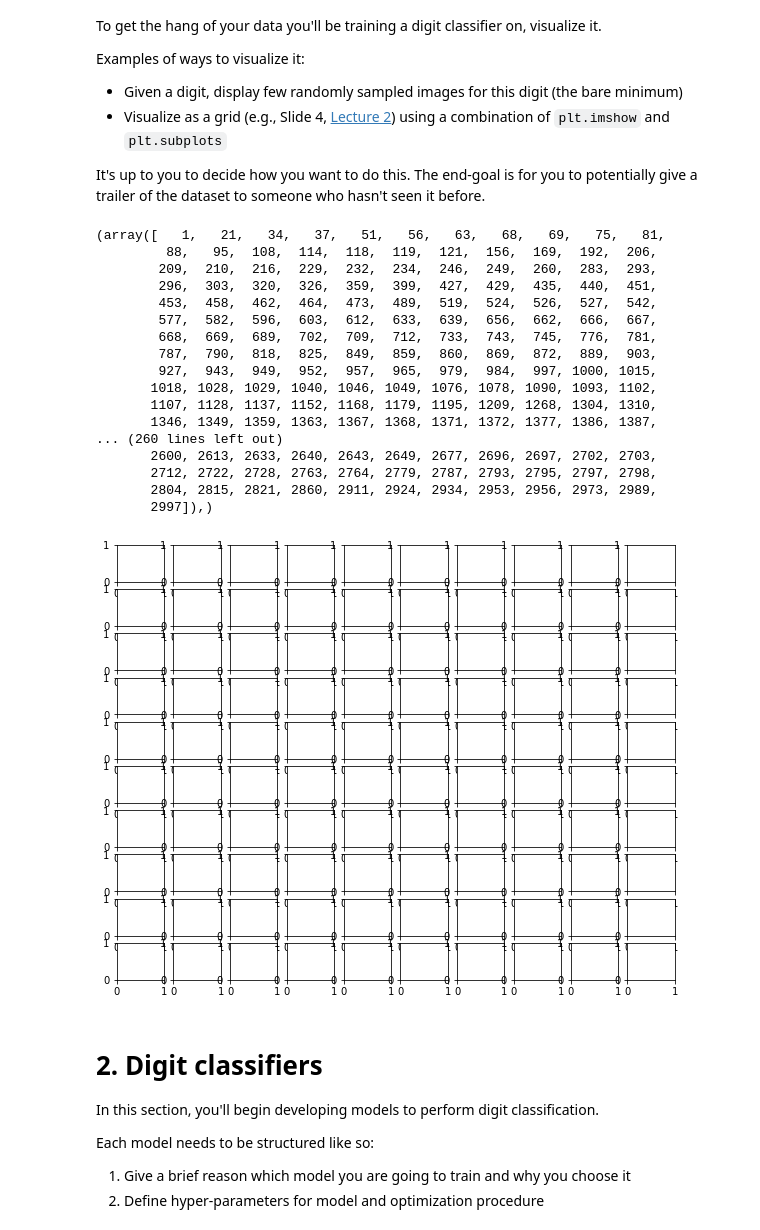
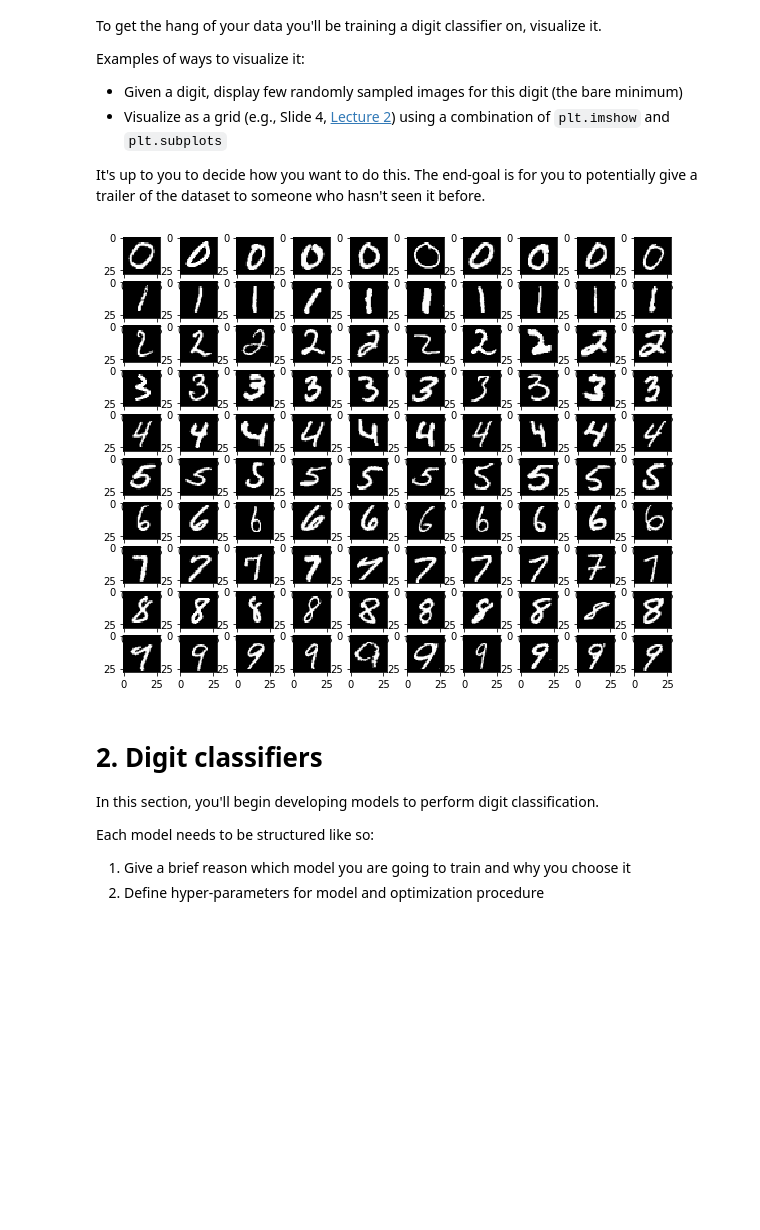
Before and after one commit to Mak-Ta-Reque/MLCYSEC, a Jupyter notebook: Project/Project_1.ipynb, the cells around one changed output. Saved outputs shown, nothing was run; the diff lists cells and outputs as text; code cells hidden in the pictures; blank space fills up the shorter version.

```diff
--- a/Project/Project_1.ipynb
+++ b/Project/Project_1.ipynb
@@ -258,43 +267,22 @@ It's up to you to decide how you want to do this. The end-goal is for you to pot
 # %%
 # Visualize 10 examples of 10 classes. You can extend the following code:
 rows, cols = 10, 10
 fig,ax = plt.subplots(nrows = rows, ncols = cols)
 for i in range(10):
-    img_index =numpy.where(y_trainval == i)
-    rand_ten_images =
-    print(img_index)
-
-
-
-#
-#
-# ------- Your Code -------
-#
-#
+    img_index =list(numpy.where(y_trainval == i))
+    rand_ten_images = random.choices(img_index[0], k=10)
+    j = 0
+    for idx in rand_ten_images:
+        img = np.reshape(x_trainval[idx], (28, 28))
+        ax[i, j].imshow(img)
+        j += 1
 
 plt.savefig('fig1.pdf')   # Save the figures
 plt.show()   # These should be some visualization of data at the end of this section
 
 # You can see an output example in the follow:
 # %% [output]
-(array([   1,   21,   34,   37,   51,   56,   63,   68,   69,   75,   81,
-         88,   95,  108,  114,  118,  119,  121,  156,  169,  192,  206,
-        209,  210,  216,  229,  232,  234,  246,  249,  260,  283,  293,
-        296,  303,  320,  326,  359,  399,  427,  429,  435,  440,  451,
-        453,  458,  462,  464,  473,  489,  519,  524,  526,  527,  542,
-        577,  582,  596,  603,  612,  633,  639,  656,  662,  666,  667,
-        668,  669,  689,  702,  709,  712,  733,  743,  745,  776,  781,
-        787,  790,  818,  825,  849,  859,  860,  869,  872,  889,  903,
-        927,  943,  949,  952,  957,  965,  979,  984,  997, 1000, 1015,
-       1018, 1028, 1029, 1040, 1046, 1049, 1076, 1078, 1090, 1093, 1102,
-       1107, 1128, 1137, 1152, 1168, 1179, 1195, 1209, 1268, 1304, 1310,
-       1346, 1349, 1359, 1363, 1367, 1368, 1371, 1372, 1377, 1386, 1387,
-... (260 lines left out)
-       2600, 2613, 2633, 2640, 2643, 2649, 2677, 2696, 2697, 2702, 2703,
-       2712, 2722, 2728, 2763, 2764, 2779, 2787, 2793, 2795, 2797, 2798,
-       2804, 2815, 2821, 2860, 2911, 2924, 2934, 2953, 2956, 2973, 2989,
-       2997]),)
-[figure, old version]
+[figure, new version]
 # %% [markdown]
 # 2. Digit classifiers
 
```
Also changed, not shown: parts of 4 cells of this notebook.
